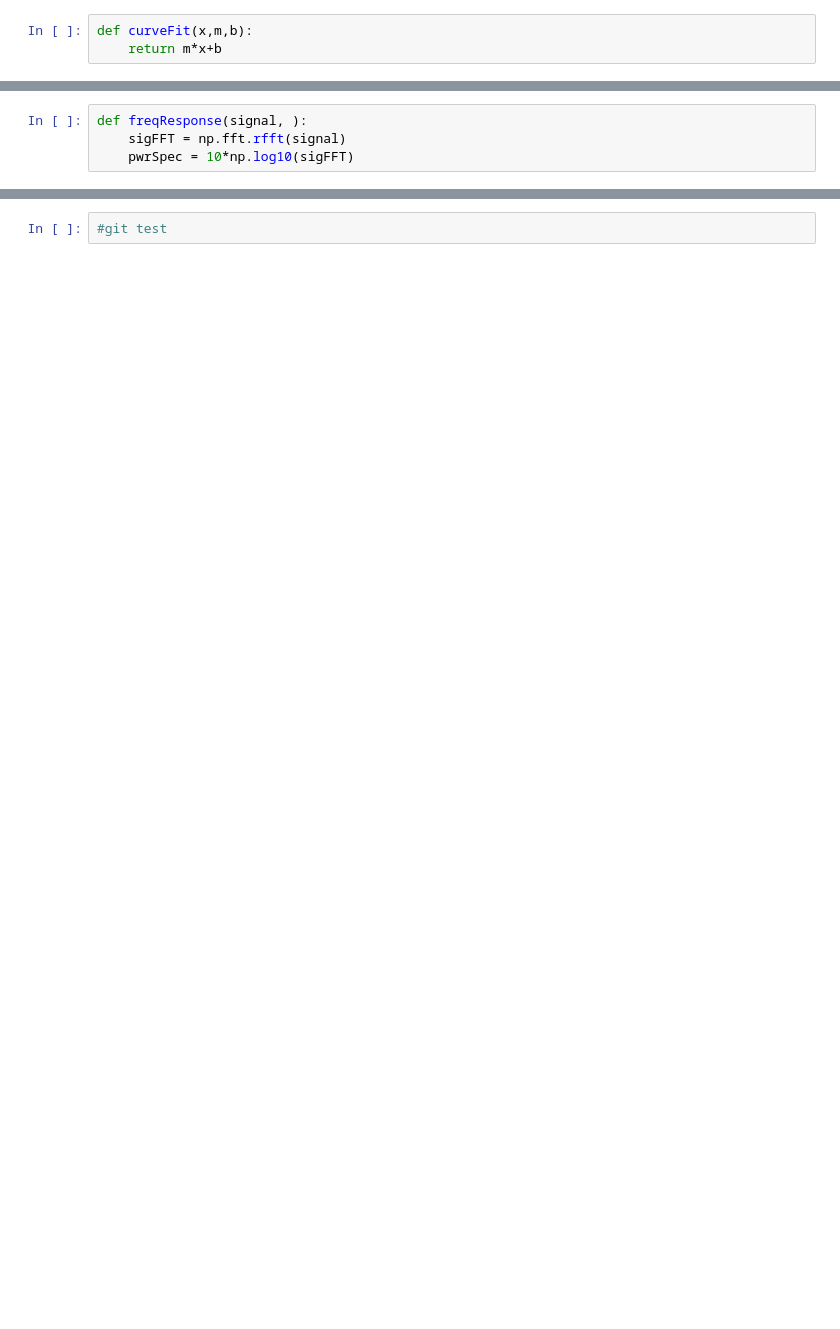
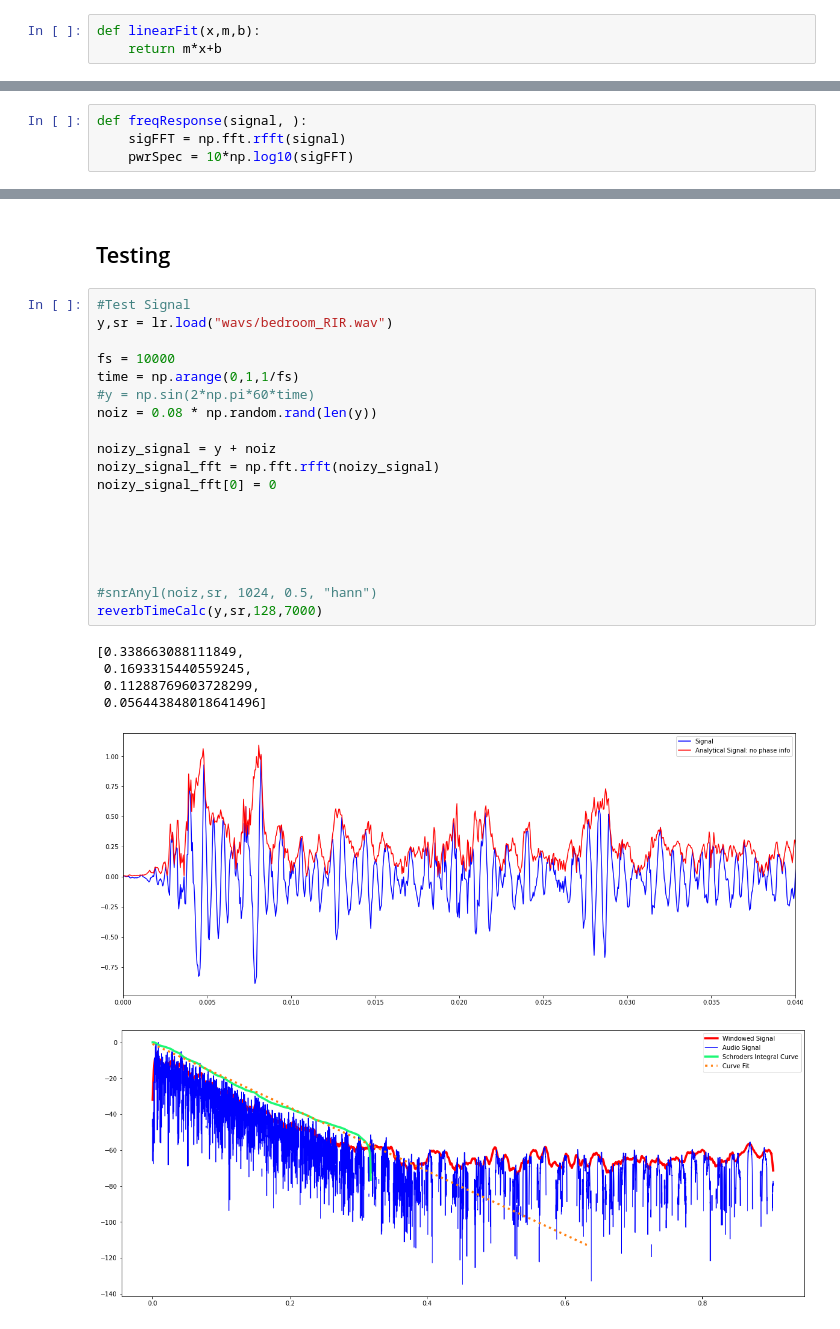
Before and after one commit to aae2079/room-acoustics, a Jupyter notebook: acousticTesting/roomAcousticM.ipynb, the cells around one changed output, grey strips where cells are left out. Drawn from its saved outputs; the diff is of its cells as text; blank space fills up the shorter version.

```diff
--- a/acousticTesting/roomAcousticM.ipynb
+++ b/acousticTesting/roomAcousticM.ipynb
@@ -19,3 +26,3 @@ from scipy.optimize import curve_fit
 # %%
-def curveFit(x,m,b):
+def linearFit(x,m,b):
     return m*x+b
@@ -110,2 +133,28 @@ snrAnyl(signal+noiz,fs, 1024, 0.5, "hann")
-# %%
-#git test
+# %% [markdown]
+## Testing
+# %%
+#Test Signal
+y,sr = lr.load("wavs/bedroom_RIR.wav")
+
+fs = 10000
+time = np.arange(0,1,1/fs)
+#y = np.sin(2*np.pi*60*time)
+noiz = 0.08 * np.random.rand(len(y))
+
+noizy_signal = y + noiz
+noizy_signal_fft = np.fft.rfft(noizy_signal)
+noizy_signal_fft[0] = 0
+
+
+
+
+
+#snrAnyl(noiz,sr, 1024, 0.5, "hann")
+reverbTimeCalc(y,sr,128,7000)
+# %% [output]
+[0.338663088111849,
+ 0.1693315440559245,
+ 0.11288769603728299,
+ 0.056443848018641496]
+[figure, added]
+[figure, added]
```
Also changed, not shown: parts of 9 cells of this notebook, 5 other files.
